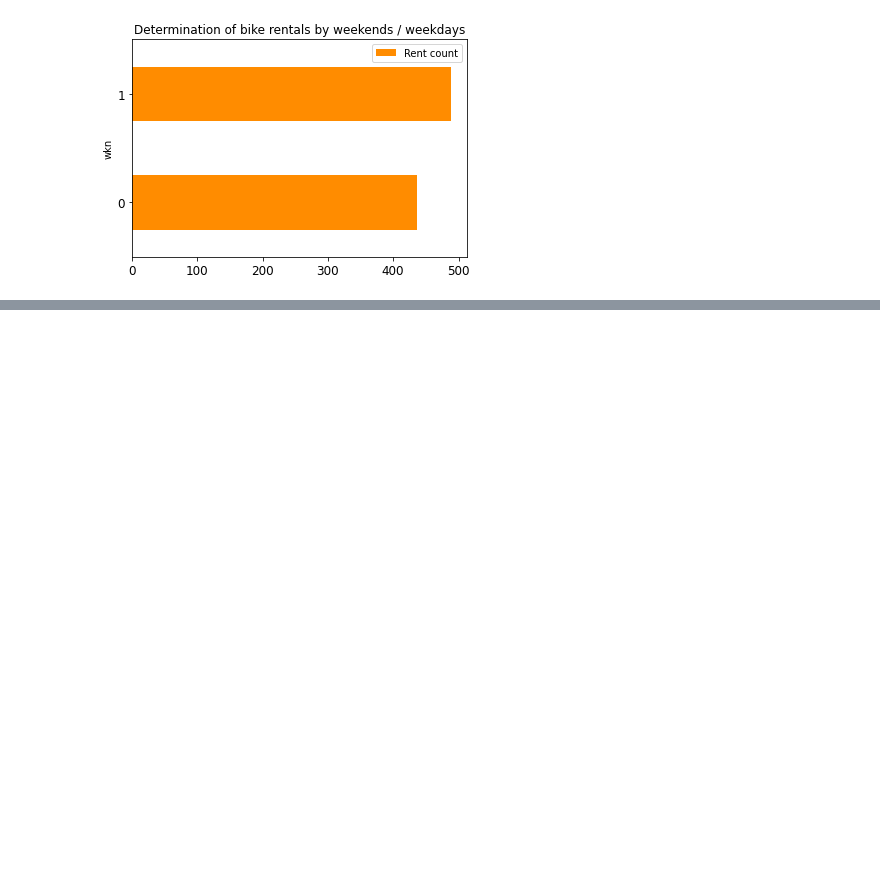
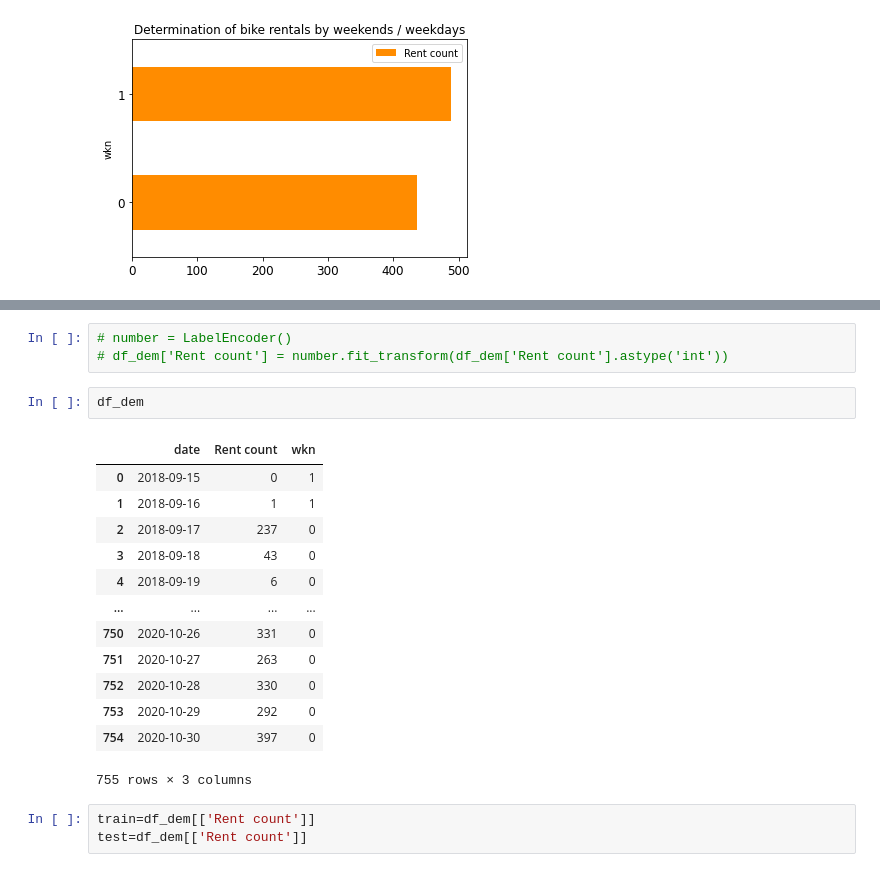
Before and after one commit to tompoles/Portfolio, a Jupyter notebook: Edinbourgh_bikes_engeto_project.ipynb, the cells around one changed output, grey strips where cells are left out. Cells and saved outputs as stored; diff of their text form; blank space fills up the shorter version.

```diff
--- a/Edinbourgh_bikes_engeto_project.ipynb
+++ b/Edinbourgh_bikes_engeto_project.ipynb
@@ -615,0 +661,22 @@ wkn_df
+# %%
+# number = LabelEncoder()
+# df_dem['Rent count'] = number.fit_transform(df_dem['Rent count'].astype('int'))
+# %%
+df_dem
+# %% [output]
+|  | date | Rent count | wkn |
+| 0 | 2018-09-15 | 0 | 1 |
+| 1 | 2018-09-16 | 1 | 1 |
+| 2 | 2018-09-17 | 237 | 0 |
+| 3 | 2018-09-18 | 43 | 0 |
+| 4 | 2018-09-19 | 6 | 0 |
+| ... | ... | ... | ... |
+| 750 | 2020-10-26 | 331 | 0 |
+| 751 | 2020-10-27 | 263 | 0 |
+| 752 | 2020-10-28 | 330 | 0 |
+| 753 | 2020-10-29 | 292 | 0 |
+| 754 | 2020-10-30 | 397 | 0 |
+755 rows × 3 columns
+# %%
+train=df_dem[['Rent count']]
+test=df_dem[['Rent count']]
```
Also changed, not shown: parts of 18 cells of this notebook.
